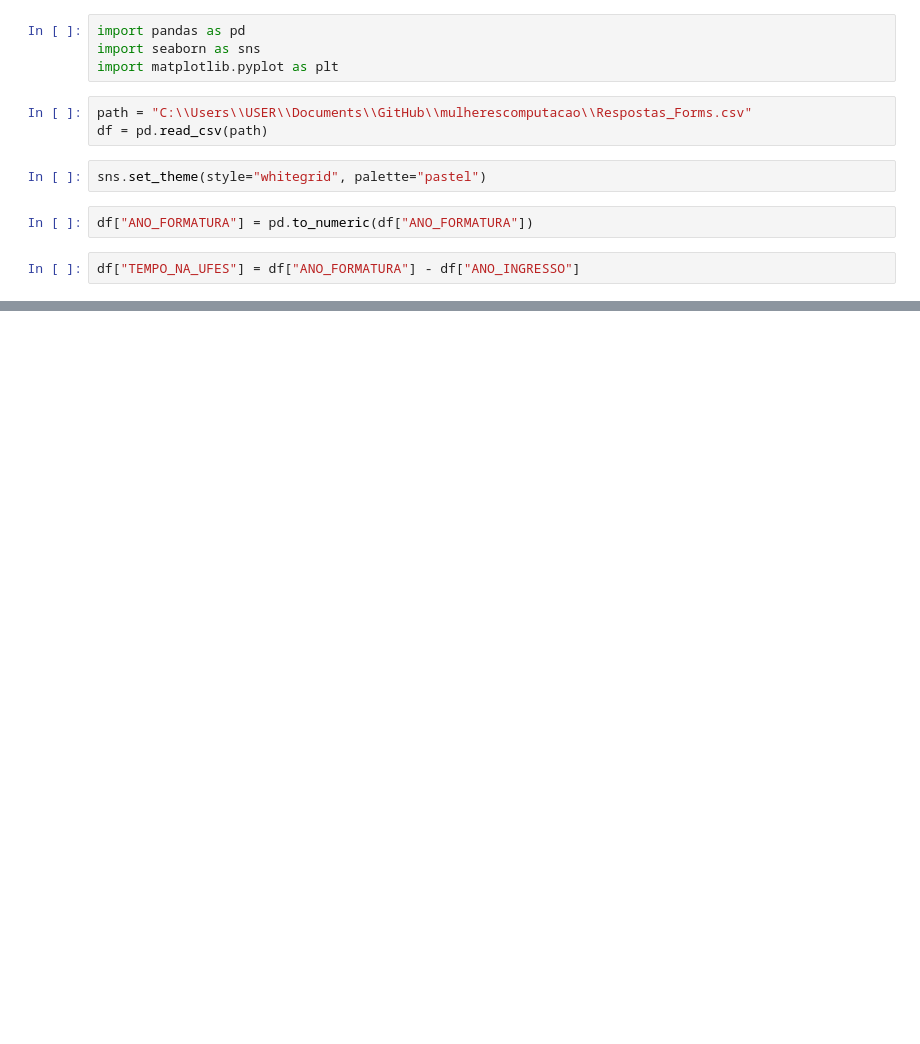
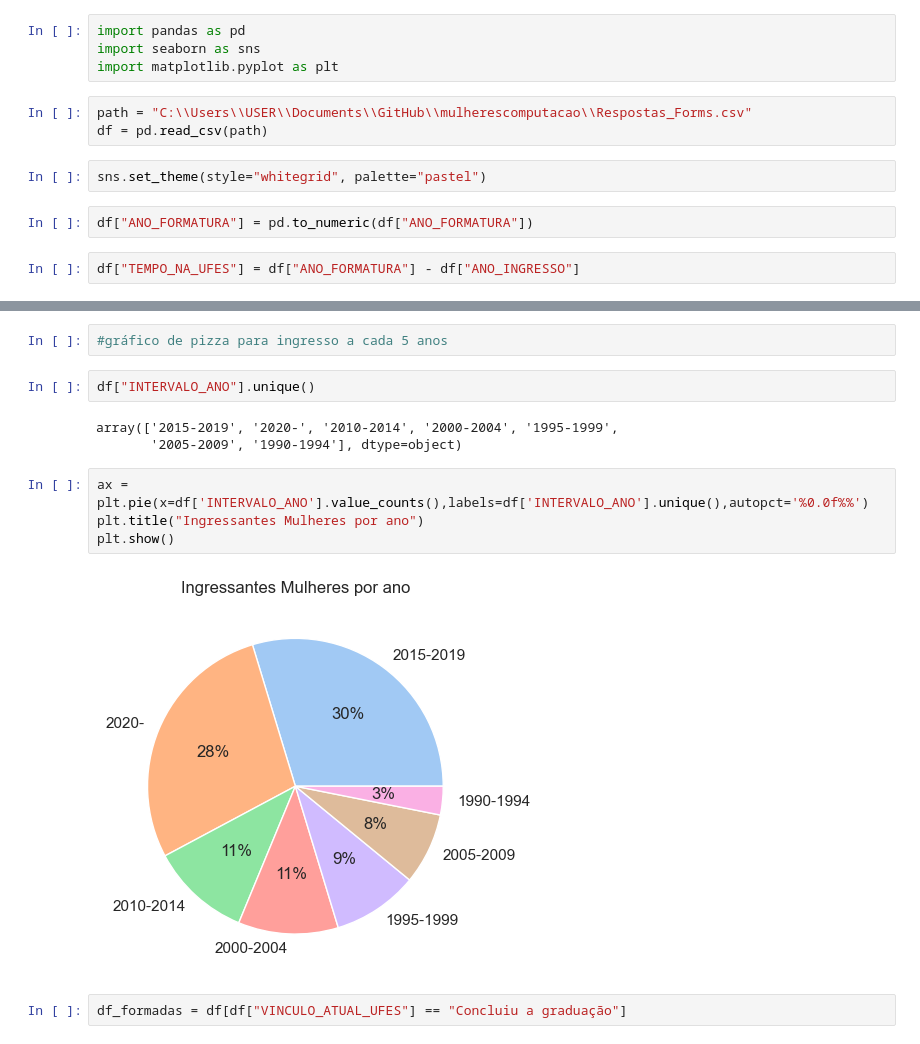
Before and after one commit to ceccoRebeca/mulherescomputacao, a Jupyter notebook: EDA_dadosFormulario.ipynb, the cells around one changed output, grey strips where cells are left out. Drawn from its saved outputs; the diff is of its cells as text; blank space fills up the shorter version.

Commit message:
muitos gráficos novos para o TCC

```diff
--- a/EDA_dadosFormulario.ipynb
+++ b/EDA_dadosFormulario.ipynb
@@ -40 +46,16 @@ Index(['Carimbo de data/hora', 'ETINIA', 'RENDA_FAMILIAR', 'TRABALHOU_GRAD',
       dtype='object')
+# %%
+#gráfico de pizza para ingresso a cada 5 anos
+# %%
+df["INTERVALO_ANO"].unique()
+# %% [output]
+array(['2015-2019', '2020-', '2010-2014', '2000-2004', '1995-1999',
+       '2005-2009', '1990-1994'], dtype=object)
+# %%
+ax = plt.pie(x=df['INTERVALO_ANO'].value_counts(),labels=df['INTERVALO_ANO'].unique(),autopct='%0.0f%%')
+plt.title("Ingressantes Mulheres por ano")
+plt.show()
+# %% [output]
+[figure, added]
+# %%
+df_formadas = df[df["VINCULO_ATUAL_UFES"] == "Concluiu a graduação"]
```
Also changed, not shown: parts of 19 cells of this notebook, 17 other files.
